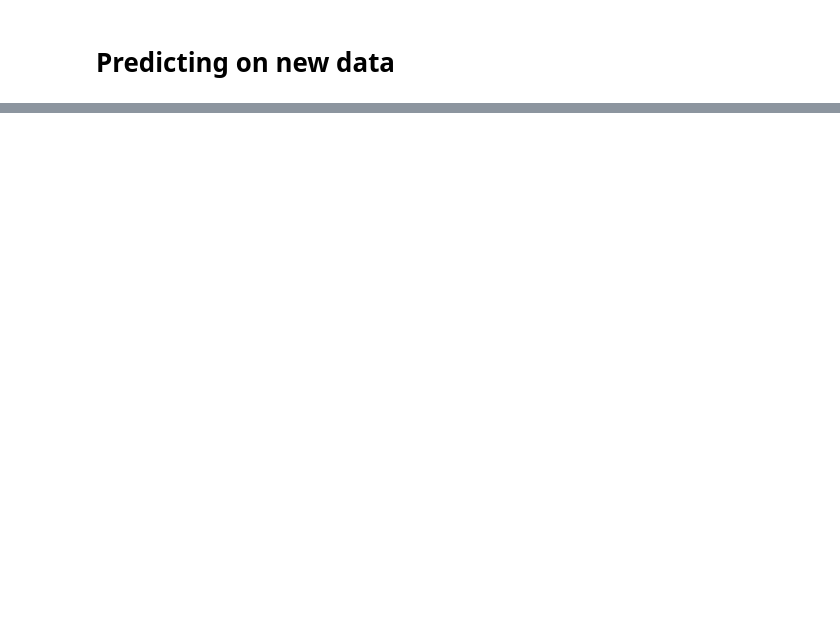
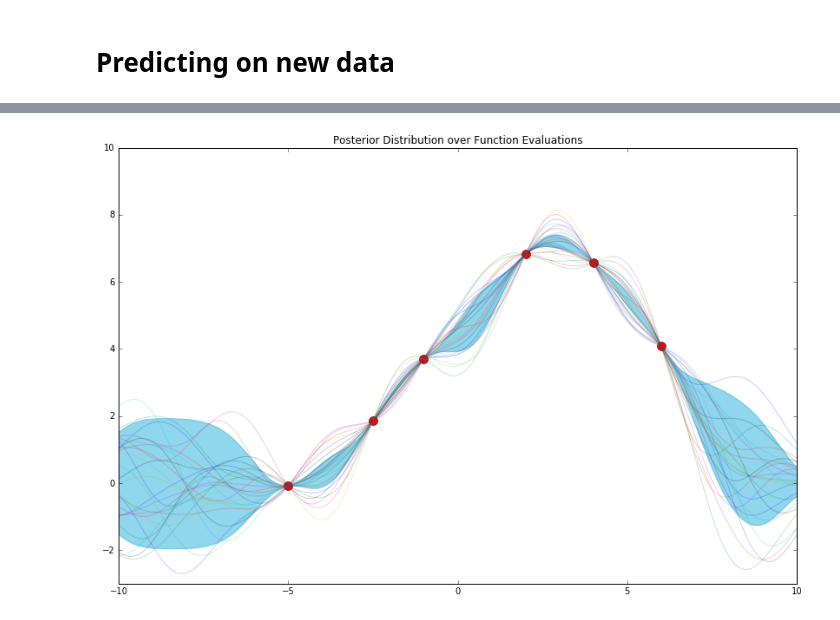
Before and after one commit to cavaunpeu/gaussian-processes, a Jupyter notebook: gaussian-processes.ipynb, the cells around one changed output, grey strips where cells are left out. Cells and saved outputs as stored; diff of their text form; code cells hidden in the pictures; blank space fills up the shorter version.

```diff
--- a/gaussian-processes.ipynb
+++ b/gaussian-processes.ipynb
@@ -674,15 +691,17 @@ plot_gp_posterior(mu_y_post, cov_y_post, x_train, y_train, x_test, n_samples=25,
 # %%
 D = 20
 
 
 # Params of distribution over weights
 mu_w = np.zeros(D)  # mu_w.shape: (D, )
 cov_w = 1.1 * np.diag(np.ones(D))  # cov_w.shape: (D, D)
 
 
-def phi_func(x, D=D, a=1e-5):
+def phi_func(x, D=D):
     return np.array([np.exp(-.5 * (x - d)**2) for d in range(int(-D / 2), int(D / 2))])  # phi_x.shape: (D, len(x))
 
 
 mu_y_post, cov_y_post = compute_gp_posterior(mu_w, cov_w, phi_func, x_train, y_train, x_test)
 plot_gp_posterior(mu_y_post, cov_y_post, x_train, y_train, x_test, n_samples=25)
+# %% [output]
+[figure, added]
```
Also changed, not shown: parts of 28 cells of this notebook.
